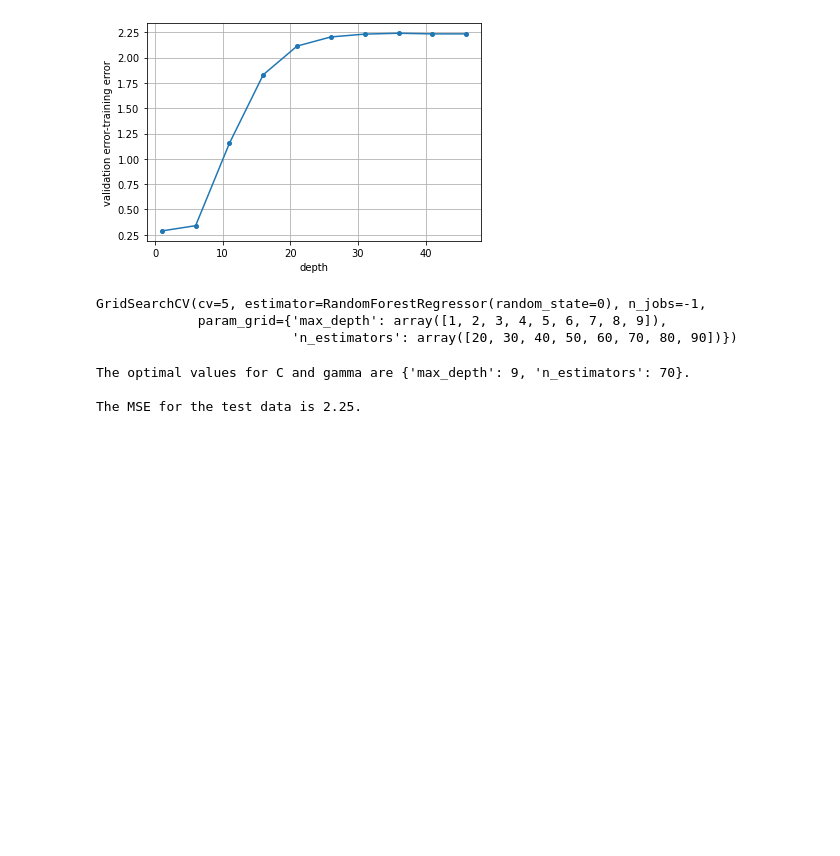
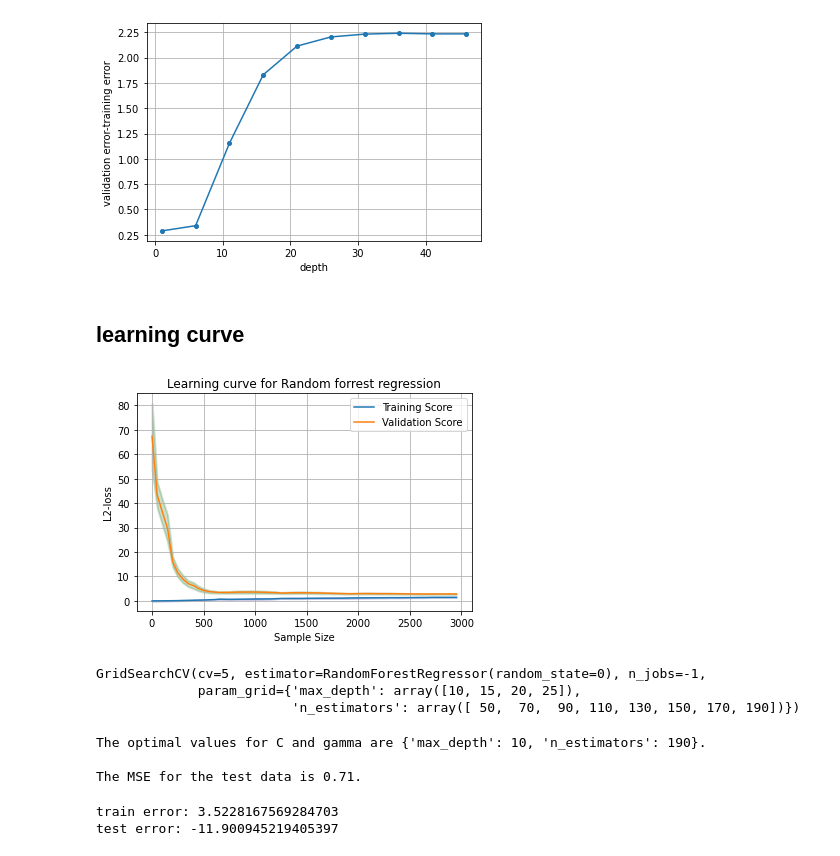
Before and after one commit to Ali-Setareh/Machine-learning-in-physics-Project, a Jupyter notebook: Phase 2- Classical Models/Phase 2.ipynb, the cells around one changed output. Saved outputs shown, nothing was run; the diff lists cells and outputs as text; code cells hidden in the pictures; blank space fills up the shorter version.

```diff
--- a/Phase 2- Classical Models/Phase 2.ipynb
+++ b/Phase 2- Classical Models/Phase 2.ipynb
@@ -304,6 +352,7 @@ array([ 4.50181744,  4.19635048,  4.03792931, 34.48871291, 29.35593744])
 # %%
-poly_f=PolynomialFeatures(degree=3).fit_transform(X_train)
+poly_train=PolynomialFeatures(degree=2).fit_transform(X_train)
+poly_test=PolynomialFeatures(degree=2).fit_transform(X_test)
 linear=LinearRegression()
-linear.fit(poly_f,Y_train)
-mean_squared_error(linear.predict(poly_f),Y_train)
+linear.fit(poly_train,Y_train)
+mean_squared_error(linear.predict(poly_test),Y_test)
 # %% [output]
@@ -388,24 +454,61 @@ plt.grid()
 plt.savefig('opt for random forrest.pdf',bbox_inches='tight')
 # %% [output]
 [figure]
+# %%
+ns_list=np.arange(1,3000,50)
+ns_list, train_scores, validation_scores = learning_curve(
+                                                   estimator = RandomForestRegressor(random_state =0, n_estimators=190, max_depth=10),
+                                                   X = X_train, y = Y_train.reshape(1,-1)[0],
+                                                   train_sizes = ns_list, cv = 5,
+                                                   scoring = 'neg_mean_squared_error')
+# %% [markdown]
+## learning curve
+# %%
+train_scores_mean =  -train_scores.mean(axis = 1)
+train_scores_std = np.std(train_scores, axis=1)
+validation_scores_mean =  -validation_scores.mean(axis = 1)
+validation_scores_std  = validation_scores.std(axis = 1)
+
+xlabel = 'Sample Size'
+ylabel = 'L2-loss'
+
+plt_title = 'Learning curve for Random forrest regression'
+
+fig = plt.figure()
+ax = fig.add_subplot(111, xlabel=xlabel, ylabel=ylabel, title=plt_title)
+ax.plot(ns_list, train_scores_mean, label = 'Training Score')
+ax.plot(ns_list, validation_scores_mean, label = 'Validation Score')
+
+plt.fill_between(ns_list, train_scores_mean - train_scores_std,
+                 train_scores_mean + train_scores_std, alpha=0.2,
+                 color="darkblue", lw=2)
+plt.fill_between(ns_list, validation_scores_mean - validation_scores_std,
+                 validation_scores_mean + validation_scores_std, alpha=0.2,
+                 color="darkgreen", lw=2)
+plt.grid()
+ax.legend(loc=0)
+plt.savefig('forest learn opt.pdf',bbox_inches='tight')
+plt.show()
+# %% [output]
+[figure, added]
 # %%
 from sklearn.model_selection import GridSearchCV, RandomizedSearchCV
 from scipy.stats import expon
-params_dist = {'n_estimators': np.arange(20,100,10), 'max_depth':np.arange(1,10,1)}
+params_dist = {'n_estimators': np.arange(50,200,20), 'max_depth':np.arange(10,30,5)}
 
 RF_model = RandomForestRegressor(random_state =0)
 opt_RF = GridSearchCV(RF_model, param_grid=params_dist, cv=5, n_jobs=-1)
 opt_RF.fit(X_train,Y_train.reshape(1,-1)[0])
 # %% [output]
 GridSearchCV(cv=5, estimator=RandomForestRegressor(random_state=0), n_jobs=-1,
-             param_grid={'max_depth': array([1, 2, 3, 4, 5, 6, 7, 8, 9]),
-                         'n_estimators': array([20, 30, 40, 50, 60, 70, 80, 90])})
+             param_grid={'max_depth': array([10, 15, 20, 25]),
+                         'n_estimators': array([ 50,  70,  90, 110, 130, 150, 170, 190])})
 # %%
 print( f'The optimal values for C and gamma are {opt_RF.best_params_}.\n' )
 
 Y_pred = opt_RF.predict(X_test)
-print(f'The MSE for the test data is {mean_squared_error(Y_test, Y_pred):.2f}.\n')
+print(f'The MSE for the test data is {r2_score(Y_test, Y_pred):.2f}.\n')
 # %% [output]
-The optimal values for C and gamma are {'max_depth': 9, 'n_estimators': 70}.
+The optimal values for C and gamma are {'max_depth': 10, 'n_estimators': 190}.
 
-The MSE for the test data is 2.25.
+The MSE for the test data is 0.71.
@@ -411,0 +522,8 @@ The MSE for the test data is 2.25.
+# %%
+reg=LinearRegression()
+reg.fit(x_scaled_train,Y_train)
+print('train error:',mean_squared_error(reg.predict(x_scaled_train),Y_train))
+print('test error:',r2_score(reg.predict(x_scaled_test),Y_test))
+# %% [output]
+train error: 3.5228167569284703
+test error: -11.900945219405397
```
Also changed, not shown: parts of 44 cells of this notebook.
